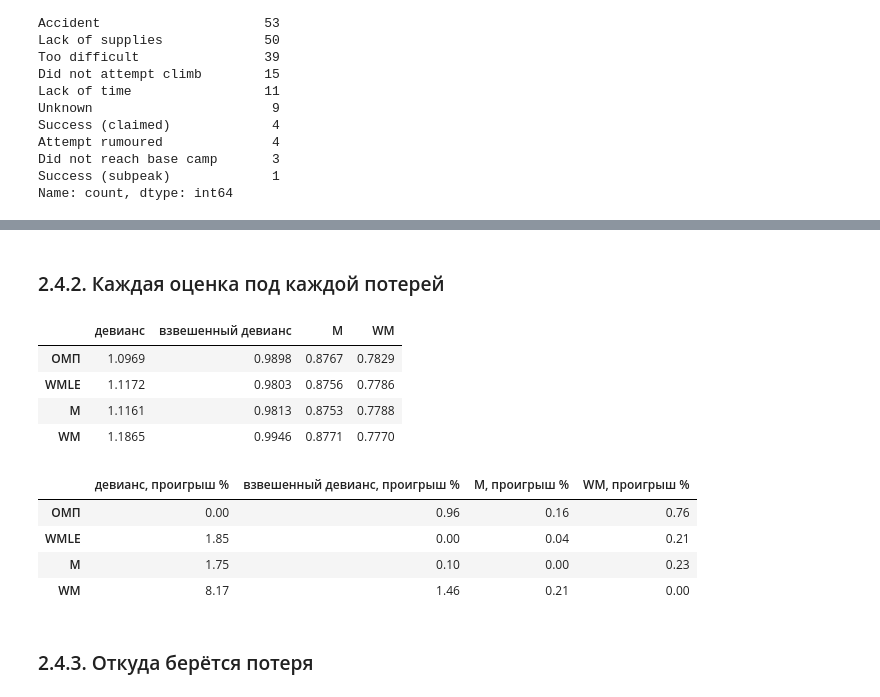
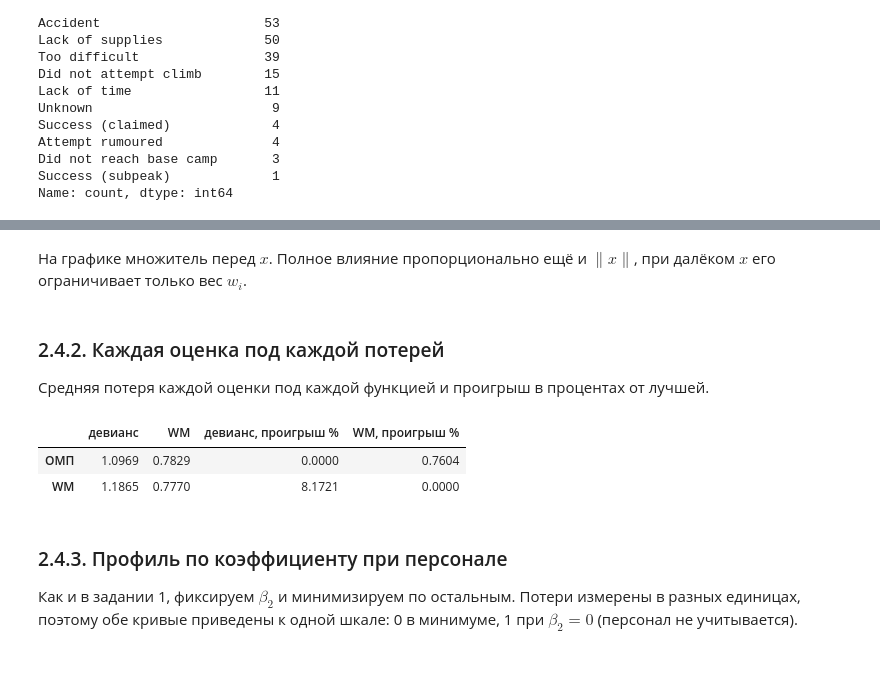
Before and after one commit to Vovamujik/stata_ai_2026_lab3, a Jupyter notebook: Lab3_Everest.ipynb, the cells around one changed output, grey strips where cells are left out. Saved outputs shown, nothing was run; the diff lists cells and outputs as text; code cells hidden in the pictures; blank space fills up the shorter version.

```diff
--- a/Lab3_Everest.ipynb
+++ b/Lab3_Everest.ipynb
@@ -722,9 +616,0 @@ pd.DataFrame({"(5.39)": se_539, "сэндвич": se_mm, "кластеры по
-# %%
-rng = np.random.default_rng(1)
-boot = []
-for _ in range(300):
-    i = rng.integers(0, n, n)
-    b_i, s_i = s_refine(X[i], y[i], beta_s)
-    boot.append(m_step(X[i], y[i], b_i, s_i)[0])
-se_boot = np.std(boot, axis=0)
-pd.DataFrame({"сэндвич": se_mm, "бутстрап": se_boot}, index=names).T
@@ -1082,14 +989,4 @@ pd.crosstab(down["hired_staff"] == 0, down["no_hired"]).rename_axis("персо
 # %%
-def mm_fit(X, y, N=500):
-    b, s = min((s_refine(X, y, c) for c in s_candidates(X, y, N)[0][:10]), key=lambda t: t[1])
-    return m_step(X, y, b, s)[0], s
-
-ok = ~((data["hired_staff"] == 0) & ~data["no_hired"]).to_numpy()
-ls_clean = wls(X[ok], y[ok], np.ones(ok.sum()))
-mm_clean, _ = mm_fit(X[ok], y[ok])
-change = pd.DataFrame([beta_ls, ls_clean, beta_mm, mm_clean], columns=names,
-                      index=["МНК, все строки", "МНК, без 59", "MM, все строки", "MM, без 59"])
-print("убрано строк:", (~ok).sum(), " из них 2014–2015 годы:", data.loc[~ok, "year"].isin([2014, 2015]).sum())
-print(f"кислород среди убранных {data.loc[~ok, 'oxygen'].mean():.0%}, в среднем {data['oxygen'].mean():.0%}")
-change
+flag.groupby("выброс")[["members", "hired_staff"]].median().assign(
+    доля_без_персонала=flag.groupby("выброс")["hired_staff"].apply(lambda s: (s == 0).mean()))
 # %% [output]
@@ -1703,0 +1482,14 @@ pd.DataFrame(rows, index=names2).T
+# %%
+def wmle_loss(b, X, y, w):
+    return np.mean(w * deviance(b, X, y)[1])
+
+def wmle_score(b, X, y, w):
+    pr, _ = deviance(b, X, y)
+    return -2 * (w * (y - pr))[:, None] * X
+
+def wmle_grad(b, X, y, w):
+    return wmle_score(b, X, y, w).mean(axis=0)
+
+res = minimize(wm_loss, beta_mle, args=(XS, ys, w_s), jac=wm_grad, method="BFGS")
+beta_wm = res.x
+print(f"итераций {res.nit}, M(β) = {res.fun:.5f}, max |градиент| = {np.max(np.abs(res.jac)):.1e}")
@@ -1768,26 +1597,19 @@ print("предел ρ(t) при t → ∞:", round(float(rho_ch(np.array(1e6)))
 # %% [markdown]
-### 2.4.2. Каждая оценка под каждой потерей
+На графике множитель перед $x$. Полное влияние пропорционально ещё и $\|x\|$, при далёком $x$ его ограничивает только вес $w_i$.
-# %%
-cross2 = pd.DataFrame({"девианс": [wmle_loss(b, XS, ys, one) for b in (beta_mle, beta_wmle, beta_m, beta_wm)],
-                       "взвешенный девианс": [wmle_loss(b, XS, ys, w_s) for b in (beta_mle, beta_wmle, beta_m, beta_wm)],
-                       "M": [wm_loss(b, XS, ys, one) for b in (beta_mle, beta_wmle, beta_m, beta_wm)],
-                       "WM": [wm_loss(b, XS, ys, w_s) for b in (beta_mle, beta_wmle, beta_m, beta_wm)]},
-                      index=["ОМП", "WMLE", "M", "WM"])
-cross2.map("{:.4f}".format)
-# %% [output]
-|  | девианс | взвешенный девианс | M | WM |
-| ОМП | 1.0969 | 0.9898 | 0.8767 | 0.7829 |
-| WMLE | 1.1172 | 0.9803 | 0.8756 | 0.7786 |
-| M | 1.1161 | 0.9813 | 0.8753 | 0.7788 |
-| WM | 1.1865 | 0.9946 | 0.8771 | 0.7770 |
+# %% [markdown]
+### 2.4.2. Каждая оценка под каждой потерей
+
+Средняя потеря каждой оценки под каждой функцией и проигрыш в процентах от лучшей.
 # %%
-((cross2 / cross2.min() - 1) * 100).rename(columns=lambda c: c + ", проигрыш %").map("{:.2f}".format)
+cross2 = pd.DataFrame({"девианс": [wmle_loss(b, XS, ys, one) for b in (beta_mle, beta_wm)],
+                       "WM": [wm_loss(b, XS, ys, w_s) for b in (beta_mle, beta_wm)]}, index=["ОМП", "WM"])
+cross2.join(((cross2 / cross2.min() - 1) * 100).add_suffix(", проигрыш %")).map("{:.4f}".format)
 # %% [output]
-|  | девианс, проигрыш % | взвешенный девианс, проигрыш % | M, проигрыш % | WM, проигрыш % |
-| ОМП | 0.00 | 0.96 | 0.16 | 0.76 |
-| WMLE | 1.85 | 0.00 | 0.04 | 0.21 |
-| M | 1.75 | 0.10 | 0.00 | 0.23 |
-| WM | 8.17 | 1.46 | 0.21 | 0.00 |
+|  | девианс | WM | девианс, проигрыш % | WM, проигрыш % |
+| ОМП | 1.0969 | 0.7829 | 0.0000 | 0.7604 |
+| WM | 1.1865 | 0.7770 | 8.1721 | 0.0000 |
 # %% [markdown]
-### 2.4.3. Откуда берётся потеря
+### 2.4.3. Профиль по коэффициенту при персонале
+
+Как и в задании 1, фиксируем $\beta_2$ и минимизируем по остальным. Потери измерены в разных единицах, поэтому обе кривые приведены к одной шкале: 0 в минимуме, 1 при $\beta_2=0$ (персонал не учитывается).
 # %%
```
Also changed, not shown: parts of 270 cells of this notebook.
